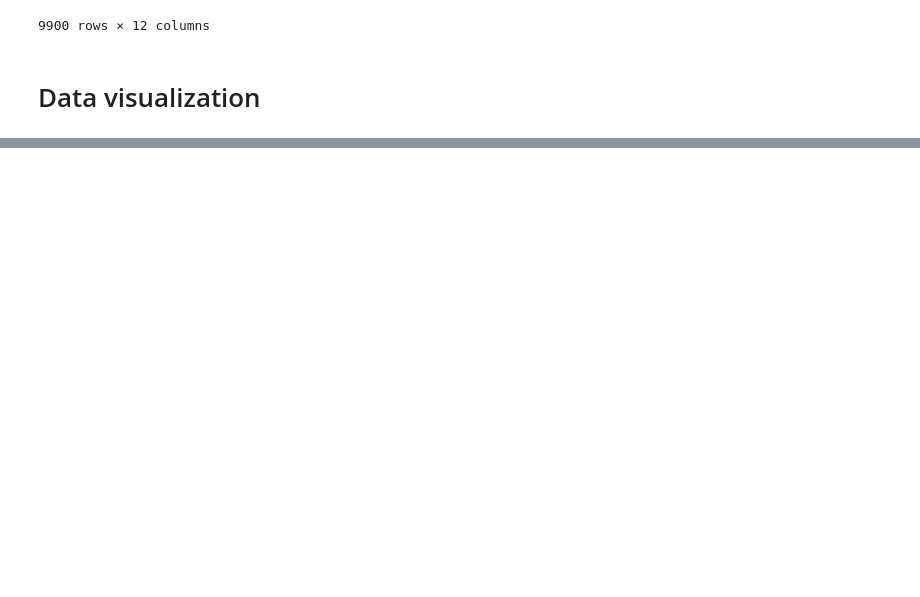
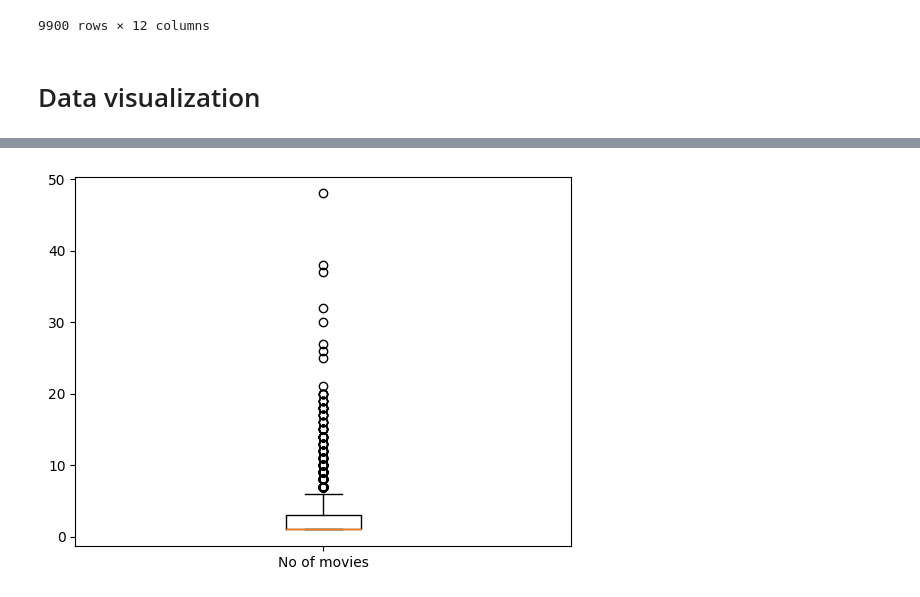
Before and after one commit to Rtypus/Movie-Recommendation, a Jupyter notebook: data_preparation.ipynb, the cells around one changed output, grey strips where cells are left out. Saved outputs shown, nothing was run; the diff lists cells and outputs as text; code cells hidden in the pictures; blank space fills up the shorter version.

```diff
--- a/data_preparation.ipynb
+++ b/data_preparation.ipynb
@@ -147,0 +217,6 @@ test
+# %%
+plt.boxplot(df['director'].value_counts().reset_index()['director'])
+plt.xticks([1], ['No of movies'])
+plt.show()
+# %% [output]
+[figure, added]
```
Also changed, not shown: parts of 15 cells of this notebook.
